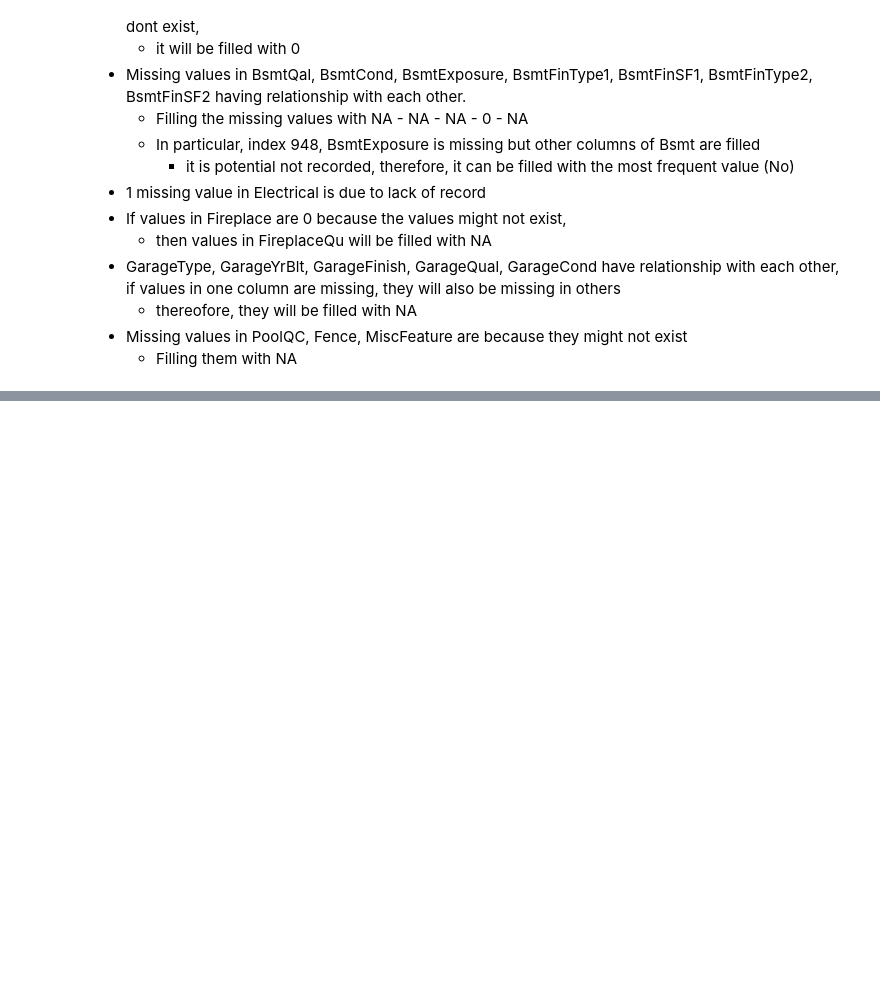
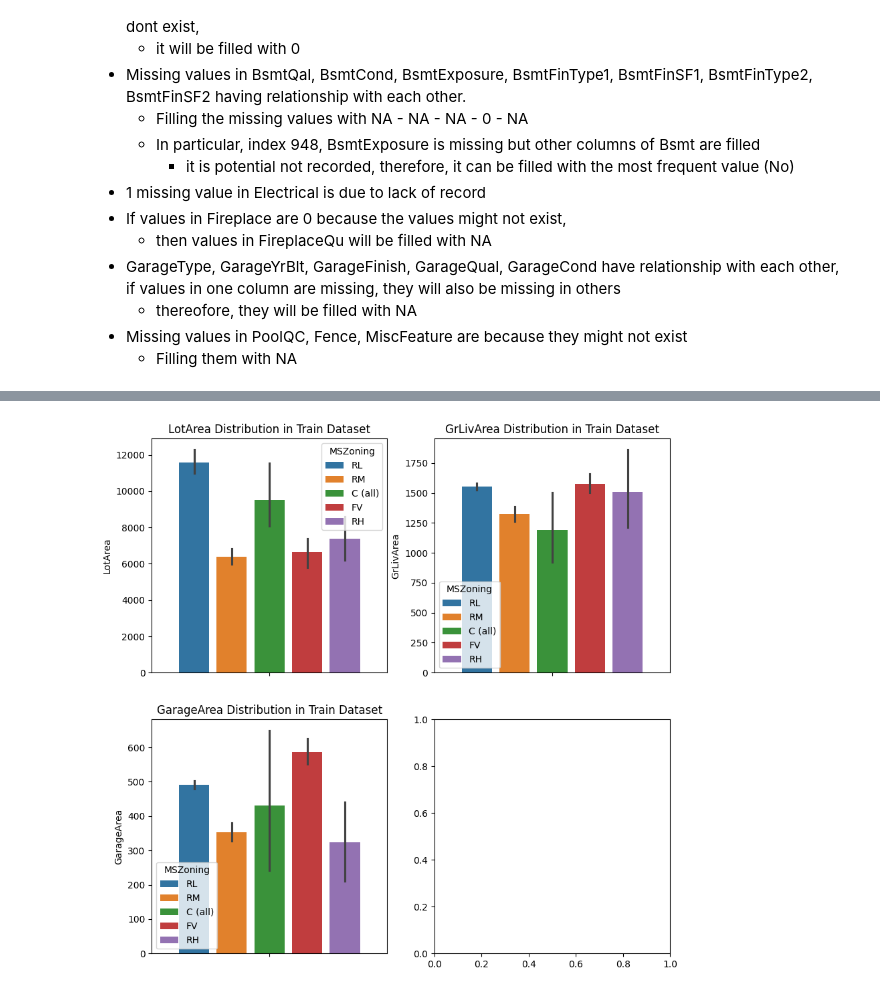
Before and after one commit to pvnt10503/Data-Analytics, a Jupyter notebook: house_price_competition.ipynb, the cells around one changed output, grey strips where cells are left out. Cells and saved outputs as stored; diff of their text form; code cells hidden in the pictures; blank space fills up the shorter version.

```diff
--- a/house_price_competition.ipynb
+++ b/house_price_competition.ipynb
@@ -155,0 +165,10 @@ train[['GarageType','GarageFinish','GarageQual','GarageCond']] = train[['GarageT
+# %%
+Area = ['LotArea','GrLivArea','GarageArea']
+_, ax = plt.subplots(nrows = 2, ncols = 2, figsize = (10,10))
+for index, col in enumerate(Area):
+    r = index // 2
+    c = index % 2
+    sns.barplot(train,y = col, ax = ax[r][c], hue = 'MSZoning', gap = 0.2)
+    ax[r][c].set_title(f'{col} Distribution in Train Dataset')
+# %% [output]
+[figure, added]
```
Also changed, not shown: parts of 27 cells of this notebook.
